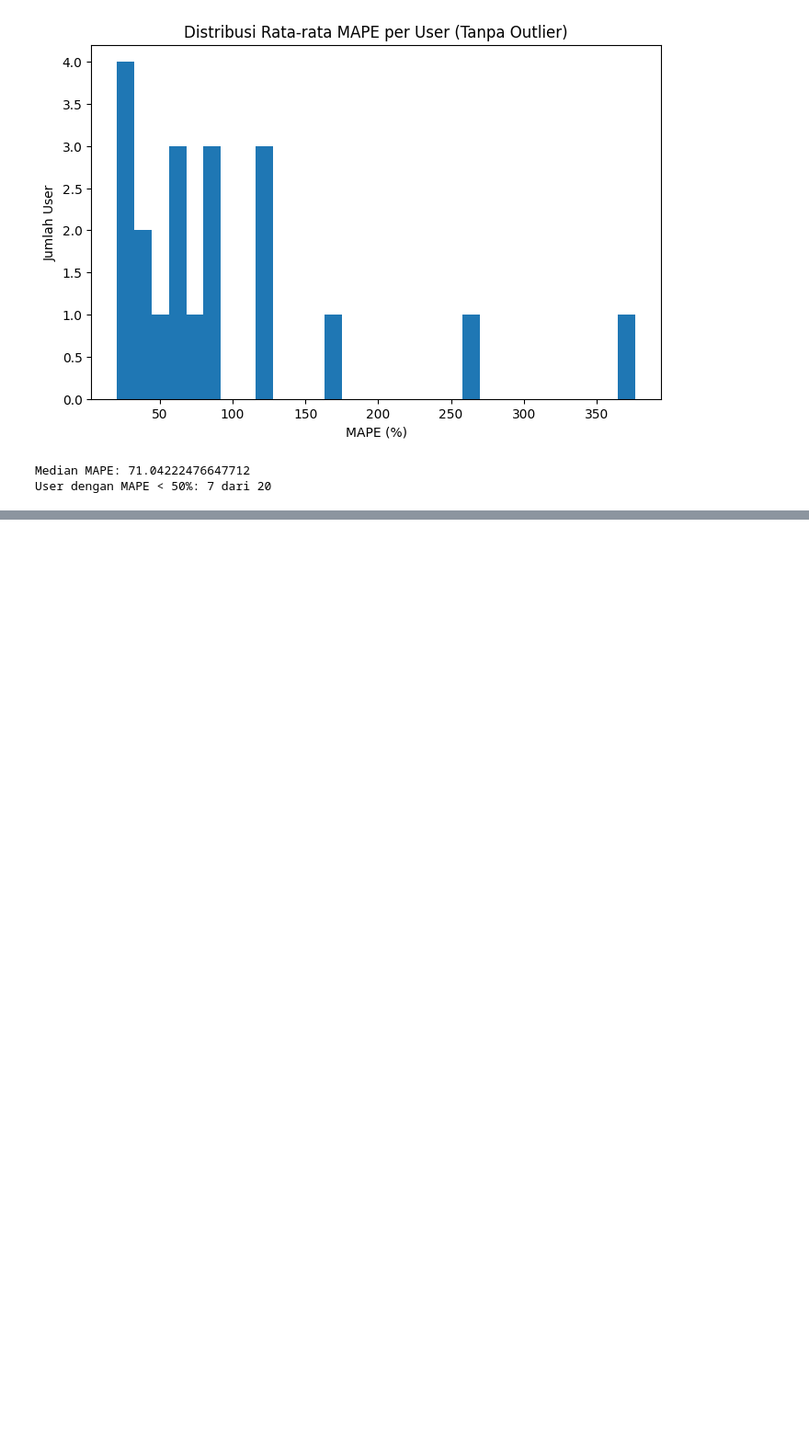
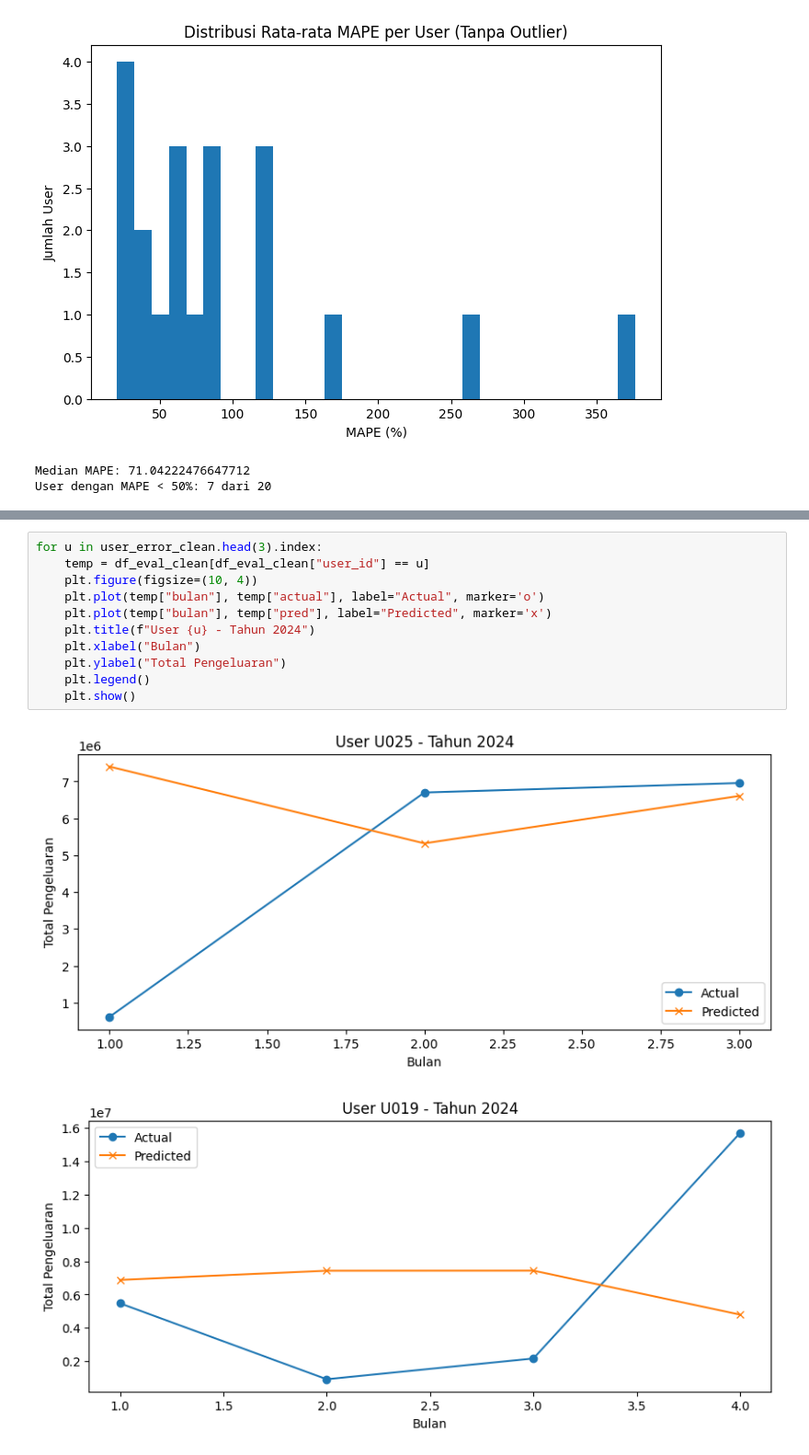
Before and after one commit to adenurchalisa/Capstone-Model, a Jupyter notebook: model_prediksi_1.ipynb, the cells around one changed output, grey strips where cells are left out. Shown at 92% size. Drawn from its saved outputs; the diff is of its cells as text; blank space fills up the shorter version.

Commit message:
Tambahkan/Print Distribusi Error User Visualisasi User Error Tertinggi Coba Problem Klasifikasi

```diff
--- a/model_prediksi_1.ipynb
+++ b/model_prediksi_1.ipynb
@@ -301,0 +316,14 @@ User dengan MAPE < 50%: 7 dari 20
+# %%
+for u in user_error_clean.head(3).index:
+    temp = df_eval_clean[df_eval_clean["user_id"] == u]
+    plt.figure(figsize=(10, 4))
+    plt.plot(temp["bulan"], temp["actual"], label="Actual", marker='o')
+    plt.plot(temp["bulan"], temp["pred"], label="Predicted", marker='x')
+    plt.title(f"User {u} - Tahun 2024")
+    plt.xlabel("Bulan")
+    plt.ylabel("Total Pengeluaran")
+    plt.legend()
+    plt.show()
+# %% [output]
+[figure, added]
+[figure, added]
```
Also changed, not shown: parts of 3 cells of this notebook.
